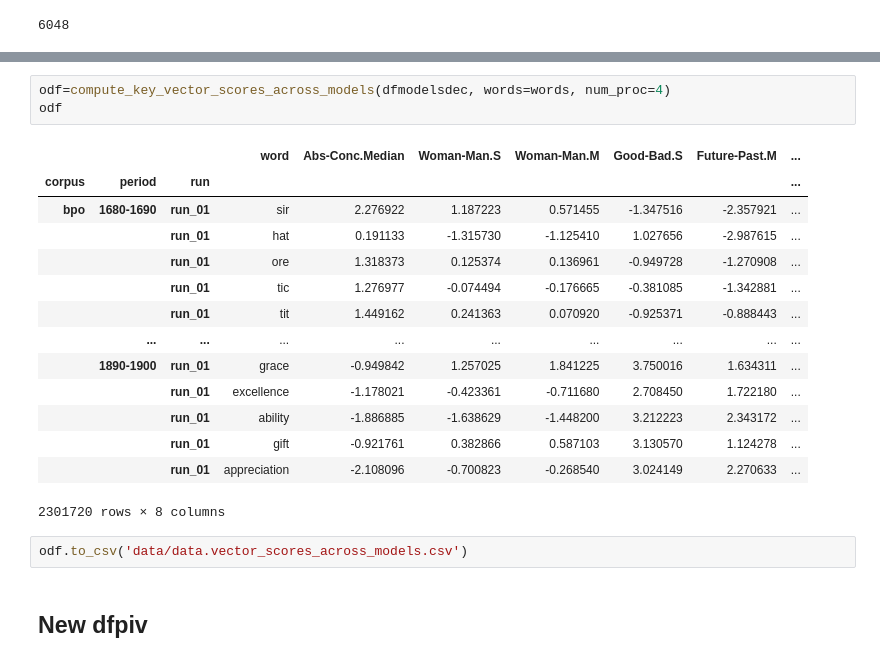
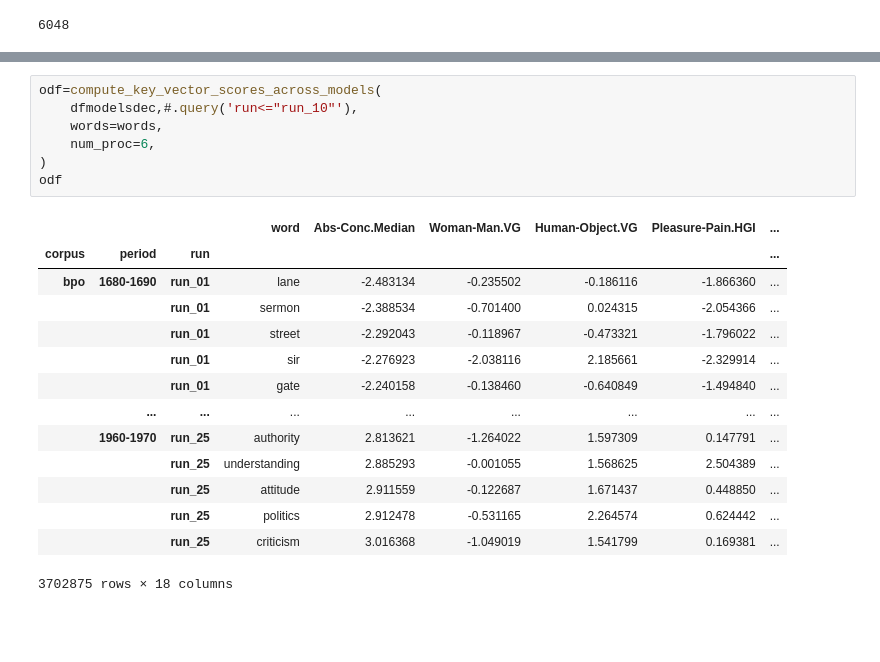
Before and after one commit to quadrismegistus/koselleck, a Jupyter notebook: X-GenData-VectorScores.ipynb, the cells around one changed output, grey strips where cells are left out. Cells and saved outputs as stored; diff of their text form; blank space fills up the shorter version.

```diff
--- a/X-GenData-VectorScores.ipynb
+++ b/X-GenData-VectorScores.ipynb
@@ -180,22 +252,22 @@ def do_compute_all_vectors(df,words=None):
 # %%
-odf=compute_key_vector_scores_across_models(dfmodelsdec, words=words, num_proc=4)
+odf=compute_key_vector_scores_across_models(
+    dfmodelsdec,#.query('run<="run_10"'),
+    words=words,
+    num_proc=6,
+)
 odf
 # %% [output]
-|  |  |  | word | Abs-Conc.Median | Woman-Man.S | Woman-Man.M | Good-Bad.S | Future-Past.M | ... |
-| corpus | period | run |  |  |  |  |  |  | ... |
-| bpo | 1680-1690 | run_01 | sir | 2.276922 | 1.187223 | 0.571455 | -1.347516 | -2.357921 | ... |
-|  |  | run_01 | hat | 0.191133 | -1.315730 | -1.125410 | 1.027656 | -2.987615 | ... |
-|  |  | run_01 | ore | 1.318373 | 0.125374 | 0.136961 | -0.949728 | -1.270908 | ... |
-|  |  | run_01 | tic | 1.276977 | -0.074494 | -0.176665 | -0.381085 | -1.342881 | ... |
-|  |  | run_01 | tit | 1.449162 | 0.241363 | 0.070920 | -0.925371 | -0.888443 | ... |
-|  | ... | ... | ... | ... | ... | ... | ... | ... | ... |
-|  | 1890-1900 | run_01 | grace | -0.949842 | 1.257025 | 1.841225 | 3.750016 | 1.634311 | ... |
-|  |  | run_01 | excellence | -1.178021 | -0.423361 | -0.711680 | 2.708450 | 1.722180 | ... |
-|  |  | run_01 | ability | -1.886885 | -1.638629 | -1.448200 | 3.212223 | 2.343172 | ... |
-|  |  | run_01 | gift | -0.921761 | 0.382866 | 0.587103 | 3.130570 | 1.124278 | ... |
-|  |  | run_01 | appreciation | -2.108096 | -0.700823 | -0.268540 | 3.024149 | 2.270633 | ... |
+|  |  |  | word | Abs-Conc.Median | Woman-Man.VG | Human-Object.VG | Pleasure-Pain.HGI | ... |
+| corpus | period | run |  |  |  |  |  | ... |
+| bpo | 1680-1690 | run_01 | lane | -2.483134 | -0.235502 | -0.186116 | -1.866360 | ... |
+|  |  | run_01 | sermon | -2.388534 | -0.701400 | 0.024315 | -2.054366 | ... |
+|  |  | run_01 | street | -2.292043 | -0.118967 | -0.473321 | -1.796022 | ... |
+|  |  | run_01 | sir | -2.276923 | -2.038116 | 2.185661 | -2.329914 | ... |
+|  |  | run_01 | gate | -2.240158 | -0.138460 | -0.640849 | -1.494840 | ... |
+|  | ... | ... | ... | ... | ... | ... | ... | ... |
+|  | 1960-1970 | run_25 | authority | 2.813621 | -1.264022 | 1.597309 | 0.147791 | ... |
+|  |  | run_25 | understanding | 2.885293 | -0.001055 | 1.568625 | 2.504389 | ... |
+|  |  | run_25 | attitude | 2.911559 | -0.122687 | 1.671437 | 0.448850 | ... |
+|  |  | run_25 | politics | 2.912478 | -0.531165 | 2.264574 | 0.624442 | ... |
+|  |  | run_25 | criticism | 3.016368 | -1.049019 | 1.541799 | 0.169381 | ... |
-2301720 rows × 8 columns
+3702875 rows × 18 columns
-# %%
-odf.to_csv('data/data.vector_scores_across_models.csv')
-# %% [markdown]
-## New dfpiv
```
Also changed, not shown: parts of 20 cells of this notebook, 18 other files.
